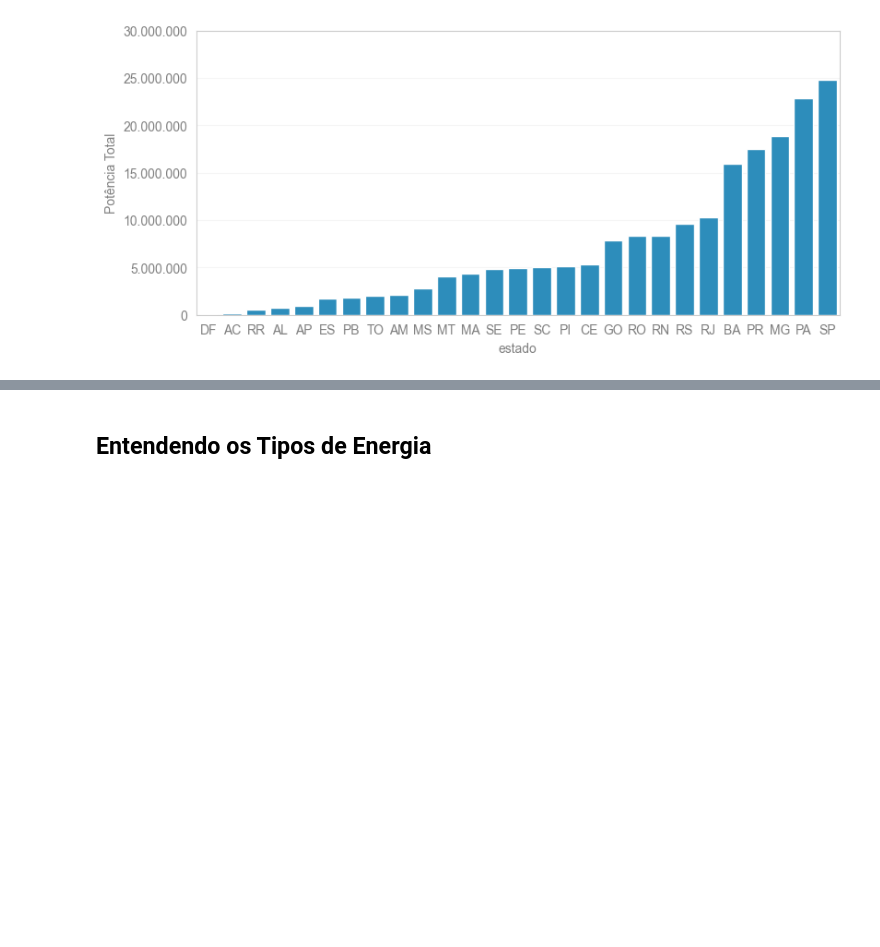
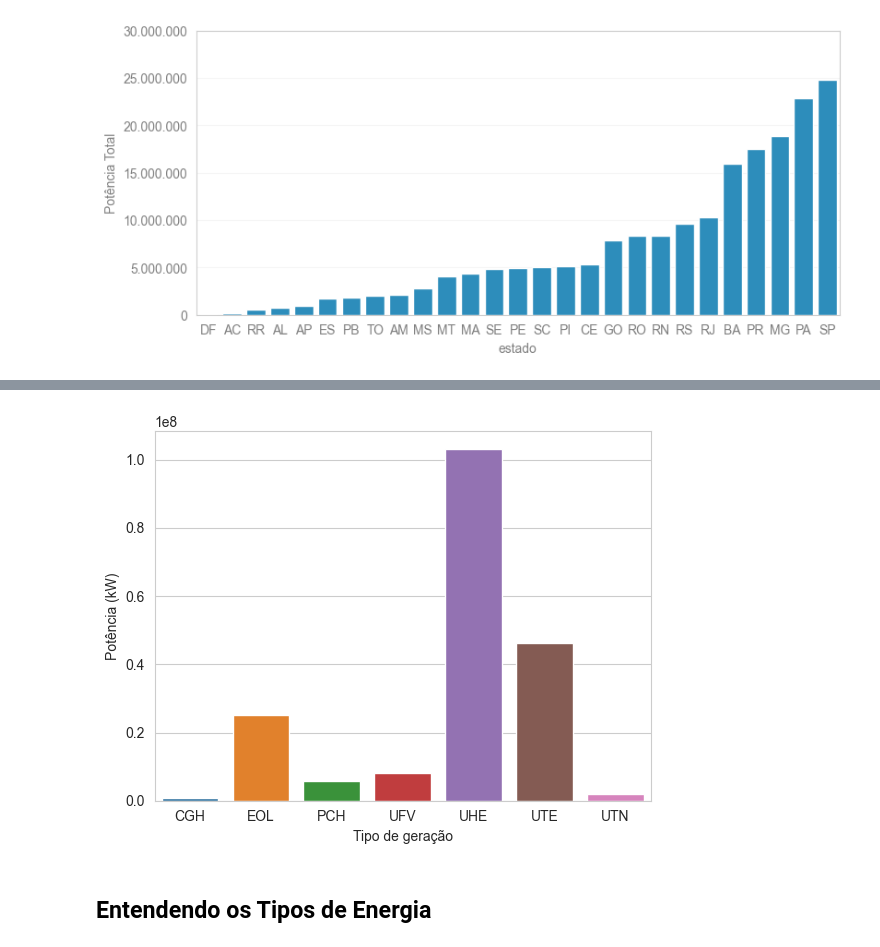
Before and after one commit to lpfnascimento/eda-brasilian-energy-matrix, a Jupyter notebook: TG-aneel-energia.ipynb, the cells around one changed output, grey strips where cells are left out. Drawn from its saved outputs; the diff is of its cells as text; code cells hidden in the pictures; blank space fills up the shorter version.

```diff
--- a/TG-aneel-energia.ipynb
+++ b/TG-aneel-energia.ipynb
@@ -368,0 +414,3 @@ ax2.figure.set_size_inches(9,4)
+# %%
+df_pot_energia = df.groupby('SigTipoGeracao').sum()['MdaPotenciaFiscalizadaKw']
+df_pot_energia
@@ -369,2 +427,13 @@ ax2.figure.set_size_inches(9,4)
+# %%
+sns.barplot(x=df_pot_energia.index, y=df_pot_energia.values)
+
+# Definir rótulos dos eixos
+plt.xlabel('Tipo de geração')
+plt.ylabel('Potência (kW)')
+
+# Exibir gráfico
+plt.show()
+# %% [output]
+[figure, added]
 # %% [markdown]
 ## Entendendo os Tipos de Energia
```
Also changed, not shown: parts of 17 cells of this notebook.
